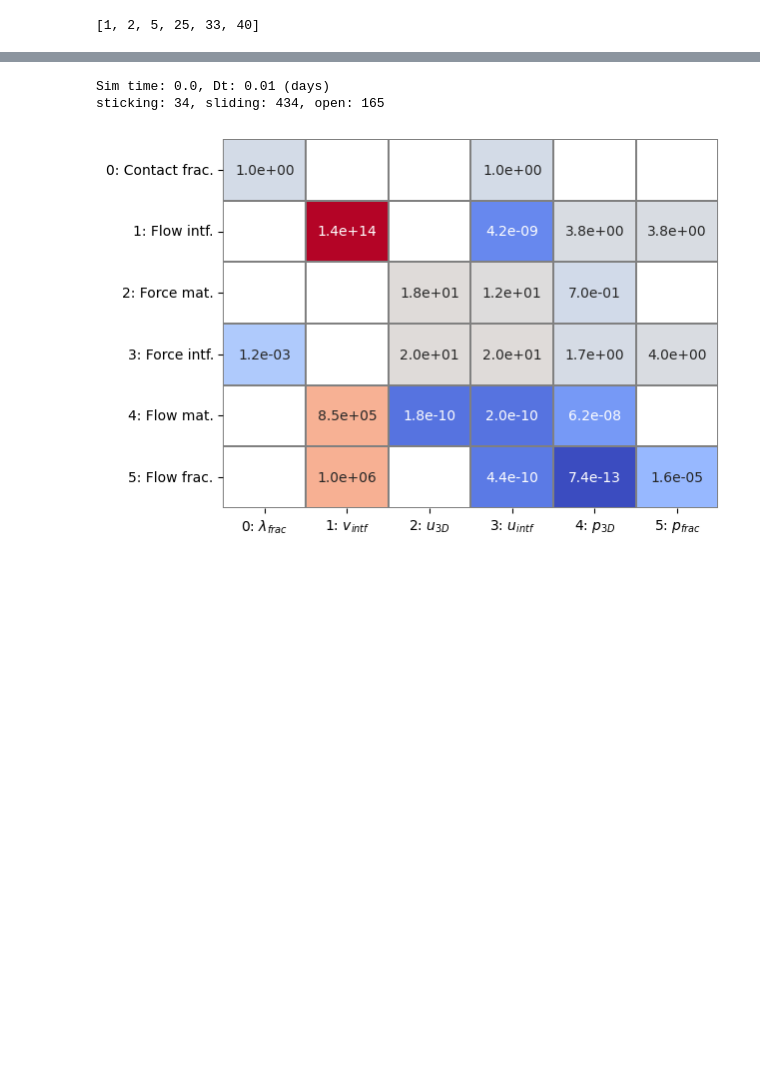
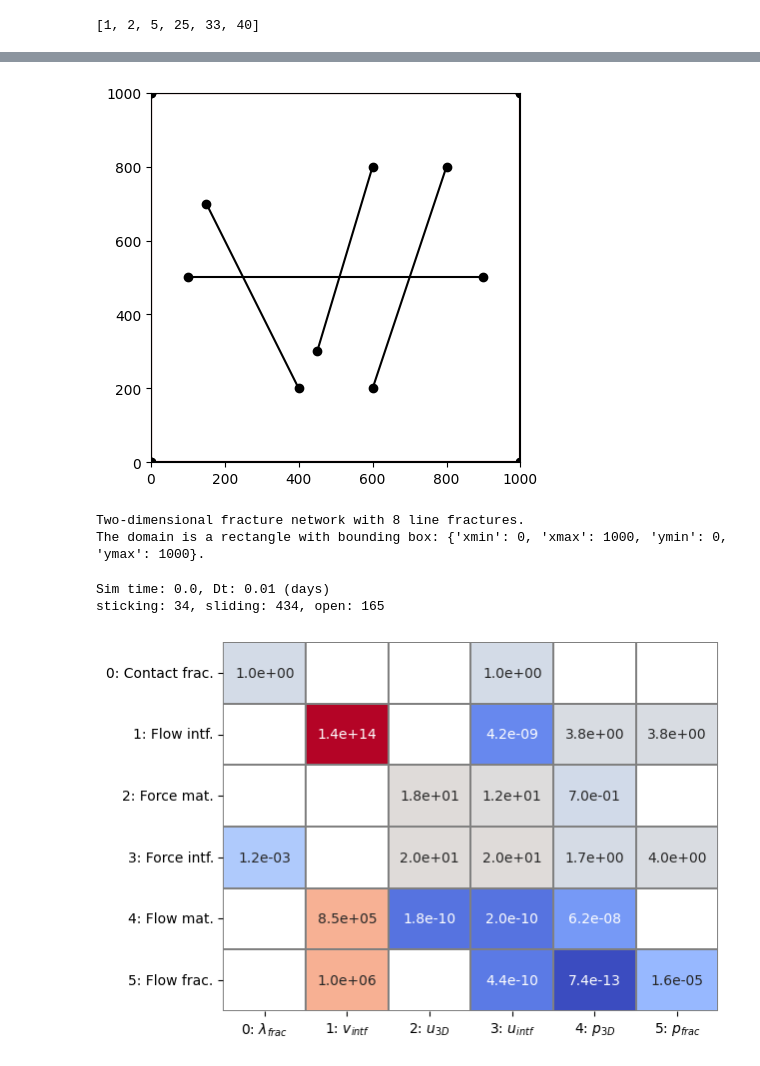
Before and after one commit to pmgbergen/FTHM-Solver, a Jupyter notebook: experiments/experiment_mandel_2_results.ipynb, the cells around one changed output, grey strips where cells are left out. Saved outputs shown, nothing was run; the diff lists cells and outputs as text; code cells hidden in the pictures; blank space fills up the shorter version.

```diff
--- a/experiments/experiment_mandel_2_results.ipynb
+++ b/experiments/experiment_mandel_2_results.ipynb
@@ -137,7 +156,7 @@ model = make_model(
         "geometry": 0.2,
         "barton_bandis_stiffness_type": 2,
         "friction_type": 1,
-        "grid_refinement": 25,
+        "grid_refinement": 1,
         "solver": 2,
     }
 )
@@ -152,3 +174,12 @@ sticking: 633, sliding: 0, open: 0
+# %%
+model.fracture_network.plot()
+# %% [output]
+[figure, added]
+# %%
+model.fracture_network
+# %% [output]
+Two-dimensional fracture network with 8 line fractures.
+The domain is a rectangle with bounding box: {'xmin': 0, 'xmax': 1000, 'ymin': 0, 'ymax': 1000}.
 # %%
 mat = scipy.sparse.load_npz('../matrices/stats_geo0.2x25_sol2_ph1_bb2_fr1_1735853629785.npz')
 rhs = np.load('../matrices/stats_geo0.2x25_sol2_ph1_bb2_fr1_1735853629785_rhs.npy')
```
Also changed, not shown: parts of 4 cells of this notebook, 5 other files.
